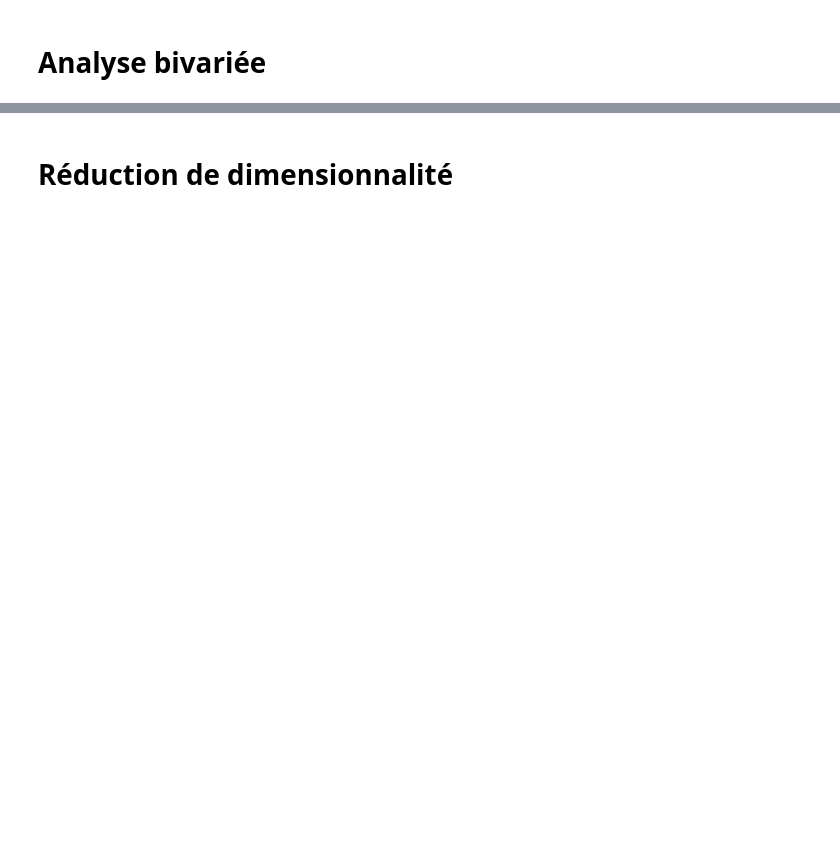
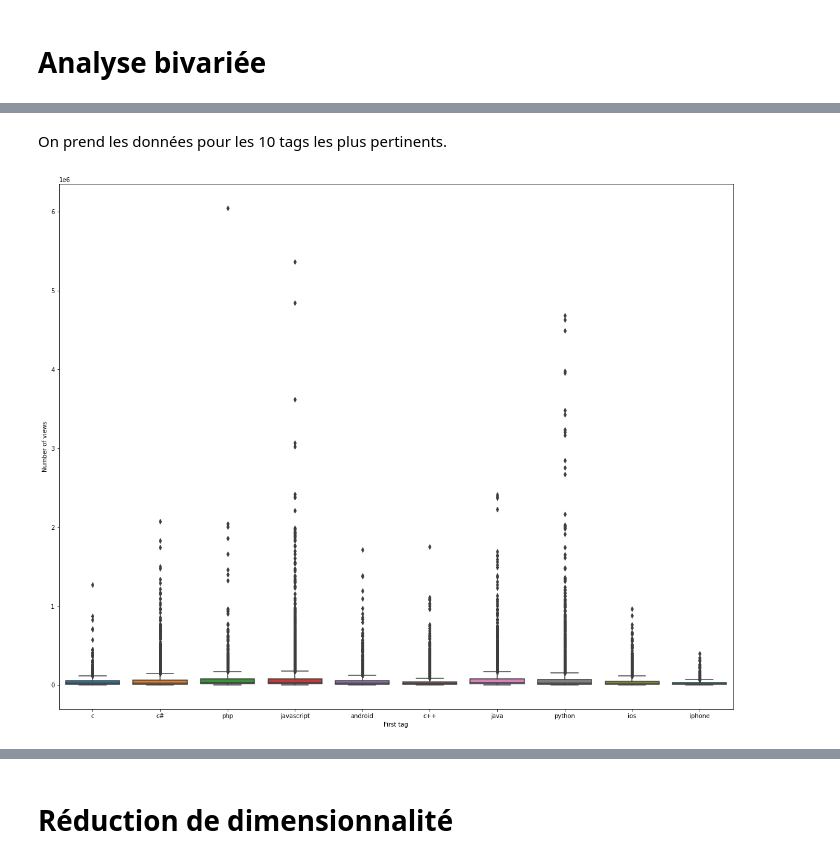
Before and after one commit to leo8/Pnlp, a Jupyter notebook: P5_01_exploration.ipynb, the cells around one changed output, grey strips where cells are left out. Cells and saved outputs as stored; diff of their text form; code cells hidden in the pictures; blank space fills up the shorter version.

```diff
--- a/P5_01_exploration.ipynb
+++ b/P5_01_exploration.ipynb
@@ -263,0 +350,16 @@ plt.show()
+# %% [markdown]
+On prend les données pour les 10 tags les plus pertinents.
+# %%
+top_10_first_tags = data['FirstTag'].value_counts().index[0:10]
+
+top_10_data = data[data['FirstTag'].isin(top_10_first_tags)]
+# %%
+fig = plt.figure(figsize=(20, 16))
+
+sns.boxplot(top_10_data.FirstTag, top_10_data.ViewCount)
+plt.xlabel('First tag')
+plt.ylabel('Number of views')
+
+plt.show()
+# %% [output]
+[figure, added]
```
Also changed, not shown: parts of 34 cells of this notebook.
